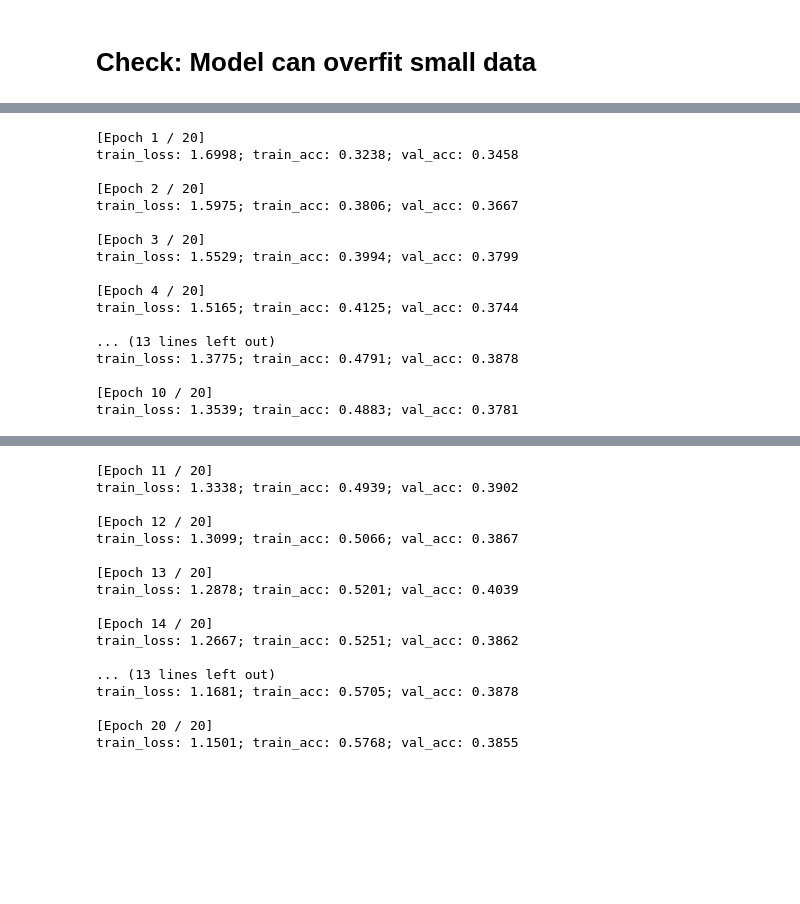
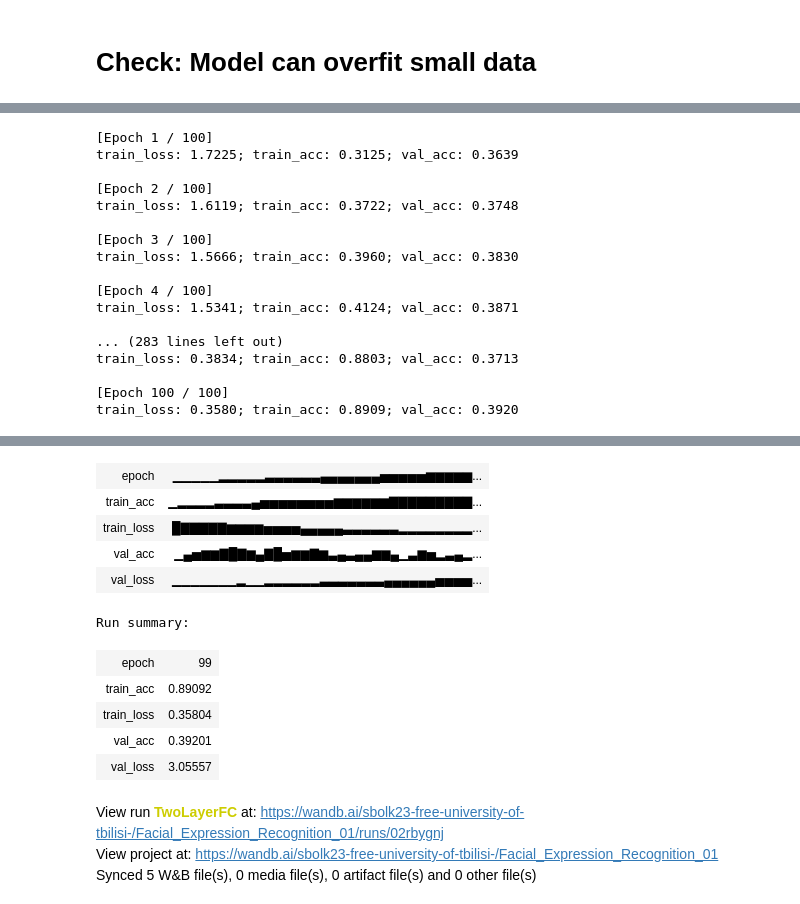
Before and after one commit to SandroBolkvadze/Facial-Expression-Recognition-Kaggle-Competition, a Jupyter notebook: facial-expression-recognition-01.ipynb, the cells around one changed output, grey strips where cells are left out. Saved outputs shown, nothing was run; the diff lists cells and outputs as text; code cells hidden in the pictures; blank space fills up the shorter version.

```diff
--- a/facial-expression-recognition-01.ipynb
+++ b/facial-expression-recognition-01.ipynb
@@ -368,7 +345,26 @@ train_loss: 0.2620; train_acc: 0.9688; val_acc: 1.0000
 # %%
-model = TwoLayerFC(48*48, 50, 7).to(device)
+config={
+    'learning_rate': 5e-2,
+    'epochs': 100,
+    'batch_size': batch_size,
+    'optimizer': 'sgd',
+    'loss_function': 'CrossEntropyLoss',
+    'architecture': 'TwoLayerFC',
+}
+
+run = wandb.init(
+    project='Facial_Expression_Recognition_01',
+    name="TwoLayerFC",
+    config=config
+)
+
+model = TwoLayerFC(48*48, 64, 7).to(device)
 criterion = nn.CrossEntropyLoss()
-optimizer = SGD(model.parameters(), lr=5e-2)
+optimizer = SGD(model.parameters(), lr=config['learning_rate'])
 
-train_loss_history, train_acc_history, val_loss_history, val_acc_history = train(train_loader, val_loader, model, criterion, optimizer, epochs=20, print_every=1)
+wandb.watch(model, log='all')
+
+train_loss_history, train_acc_history, val_loss_history, val_acc_history = train(train_loader, val_loader, model, criterion, optimizer, epochs=config['epochs'], print_every=1)
+
+wandb.finish()
 # %% [output]
@@ -375,17 +377,17 @@ train_loss_history, train_acc_history, val_loss_history, val_acc_history = train
-[Epoch 1 / 20]
-train_loss: 1.6998; train_acc: 0.3238; val_acc: 0.3458
+[Epoch 1 / 100]
+train_loss: 1.7225; train_acc: 0.3125; val_acc: 0.3639
 
-[Epoch 2 / 20]
-train_loss: 1.5975; train_acc: 0.3806; val_acc: 0.3667
+[Epoch 2 / 100]
+train_loss: 1.6119; train_acc: 0.3722; val_acc: 0.3748
 
-[Epoch 3 / 20]
-train_loss: 1.5529; train_acc: 0.3994; val_acc: 0.3799
+[Epoch 3 / 100]
+train_loss: 1.5666; train_acc: 0.3960; val_acc: 0.3830
 
-[Epoch 4 / 20]
-train_loss: 1.5165; train_acc: 0.4125; val_acc: 0.3744
+[Epoch 4 / 100]
+train_loss: 1.5341; train_acc: 0.4124; val_acc: 0.3871
 
-... (13 lines left out)
-train_loss: 1.3775; train_acc: 0.4791; val_acc: 0.3878
+... (283 lines left out)
+train_loss: 0.3834; train_acc: 0.8803; val_acc: 0.3713
 
-[Epoch 10 / 20]
-train_loss: 1.3539; train_acc: 0.4883; val_acc: 0.3781
+[Epoch 100 / 100]
+train_loss: 0.3580; train_acc: 0.8909; val_acc: 0.3920
@@ -393,17 +396,14 @@ wandb: WARNING Fatal error while uploading data. Some run data will not be synce
+| epoch | ▁▁▁▁▁▂▂▂▂▂▃▃▃▃▃▃▄▄▄▄▄▄▄▅▅▅▅▅▆▆▆▆▆... |
+| train_acc | ▁▂▂▂▂▃▃▃▃▄▅▅▅▅▅▅▅▅▆▆▆▆▆▆▇▇▇▇▇▇▇▇▇... |
+| train_loss | █▇▇▇▇▇▆▆▆▆▅▅▅▅▄▄▄▄▄▃▃▃▃▃▃▂▂▂▂▂▂▂▂... |
+| val_acc | ▁▄▅▆▆▇█▇▆▄▇█▅▆▆▇▆▃▄▃▄▄▆▆▄▁▃▆▅▂▃▄▂... |
+| val_loss | ▁▁▁▁▁▁▁▂▁▁▂▂▂▂▂▂▃▃▃▃▃▃▃▄▄▄▄▄▄▅▅▅▅... |
-[Epoch 11 / 20]
-train_loss: 1.3338; train_acc: 0.4939; val_acc: 0.3902
-
-[Epoch 12 / 20]
-train_loss: 1.3099; train_acc: 0.5066; val_acc: 0.3867
-
-[Epoch 13 / 20]
-train_loss: 1.2878; train_acc: 0.5201; val_acc: 0.4039
-
-[Epoch 14 / 20]
-train_loss: 1.2667; train_acc: 0.5251; val_acc: 0.3862
-
-... (13 lines left out)
-train_loss: 1.1681; train_acc: 0.5705; val_acc: 0.3878
-
-[Epoch 20 / 20]
-train_loss: 1.1501; train_acc: 0.5768; val_acc: 0.3855
+Run summary:
+| epoch | 99 |
+| train_acc | 0.89092 |
+| train_loss | 0.35804 |
+| val_acc | 0.39201 |
+| val_loss | 3.05557 |
+View run TwoLayerFC at: https://wandb.ai/sbolk23-free-university-of-tbilisi-/Facial_Expression_Recognition_01/runs/02rbygnj
+View project at: https://wandb.ai/sbolk23-free-university-of-tbilisi-/Facial_Expression_Recognition_01
+Synced 5 W&B file(s), 0 media file(s), 0 artifact file(s) and 0 other file(s)
```
Also changed, not shown: parts of 17 cells of this notebook.
